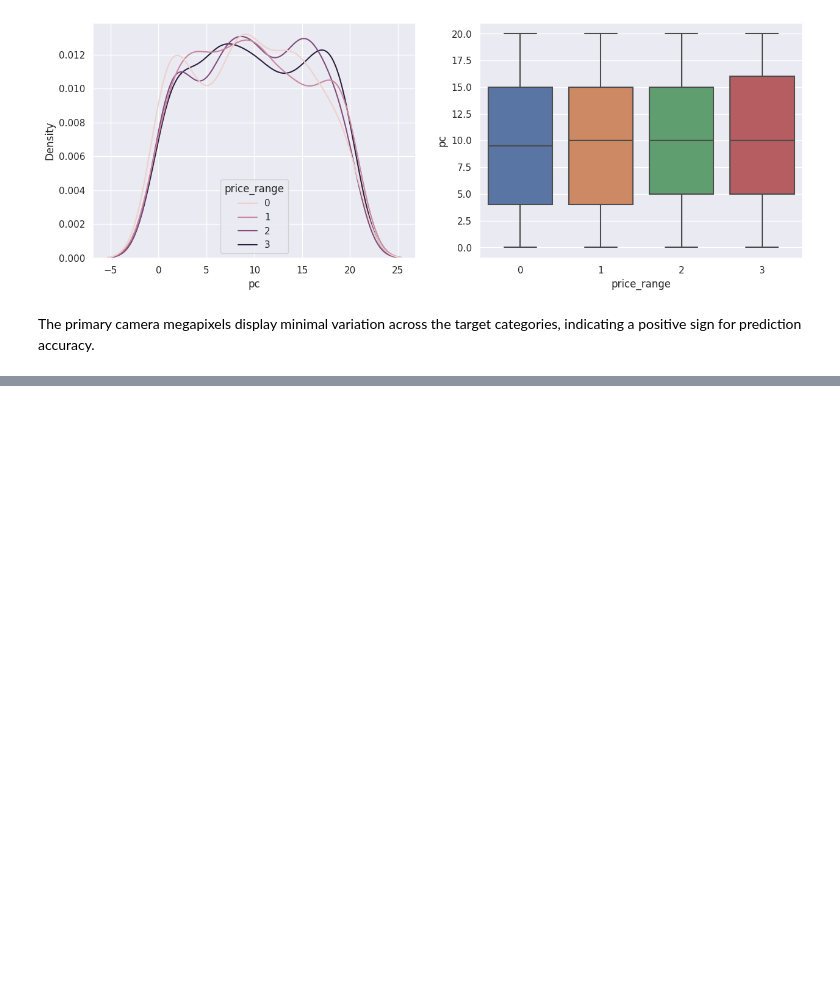
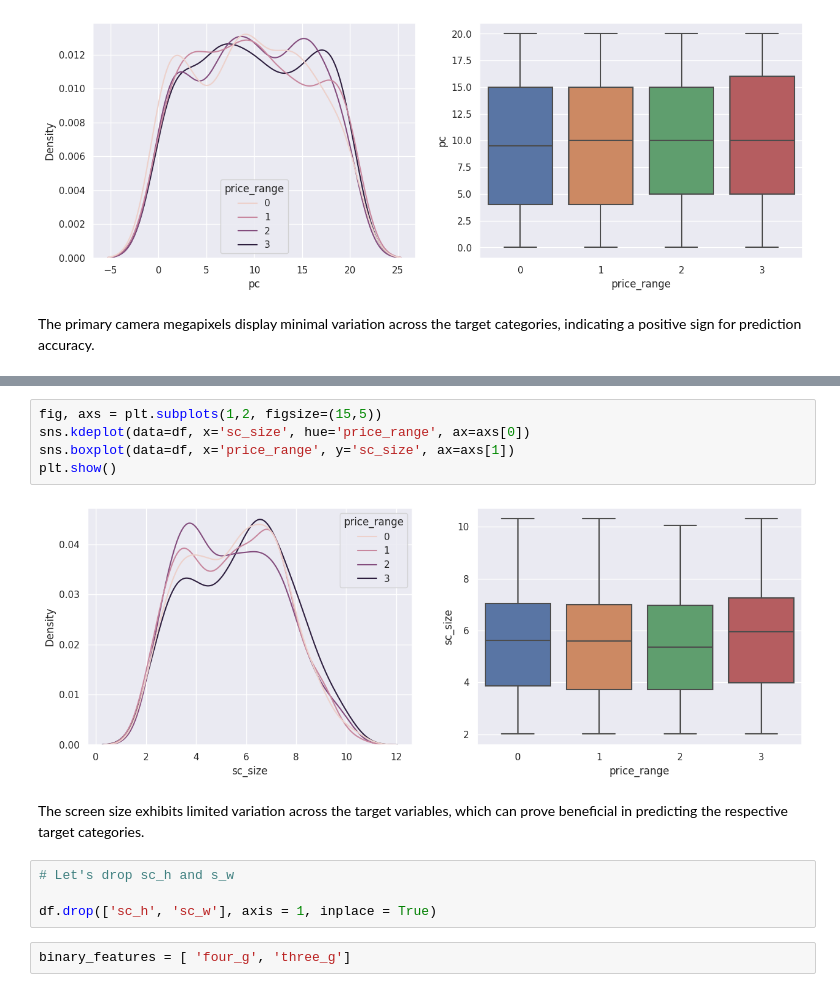
Before and after one commit to VishalKamde/Classification-Project, a Jupyter notebook: Mobile_Price_Range_Prediction_Vishal_Kamde.ipynb, the cells around one changed output, grey strips where cells are left out. Cells and saved outputs as stored; diff of their text form; blank space fills up the shorter version.

```diff
--- a/Mobile_Price_Range_Prediction_Vishal_Kamde.ipynb
+++ b/Mobile_Price_Range_Prediction_Vishal_Kamde.ipynb
@@ -345,0 +366,15 @@ The primary camera megapixels display minimal variation across the target catego
+# %%
+fig, axs = plt.subplots(1,2, figsize=(15,5))
+sns.kdeplot(data=df, x='sc_size', hue='price_range', ax=axs[0])
+sns.boxplot(data=df, x='price_range', y='sc_size', ax=axs[1])
+plt.show()
+# %% [output]
+[figure, added]
+# %% [markdown]
+The screen size exhibits limited variation across the target variables, which can prove beneficial in predicting the respective target categories.
+# %%
+# Let's drop sc_h and s_w
+
+df.drop(['sc_h', 'sc_w'], axis = 1, inplace = True)
+# %%
+binary_features = [ 'four_g', 'three_g']
```
Also changed, not shown: parts of 11 cells of this notebook.
